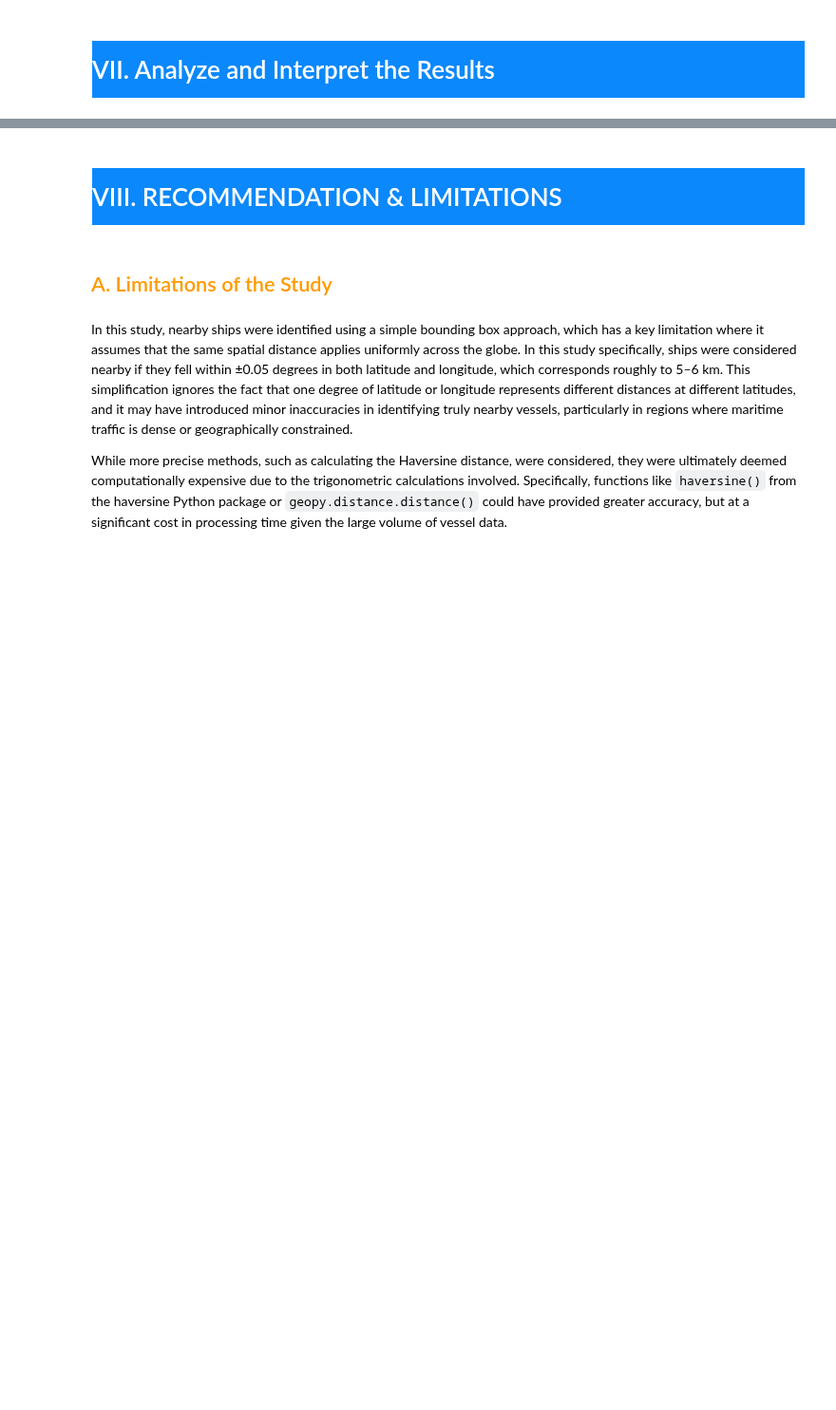
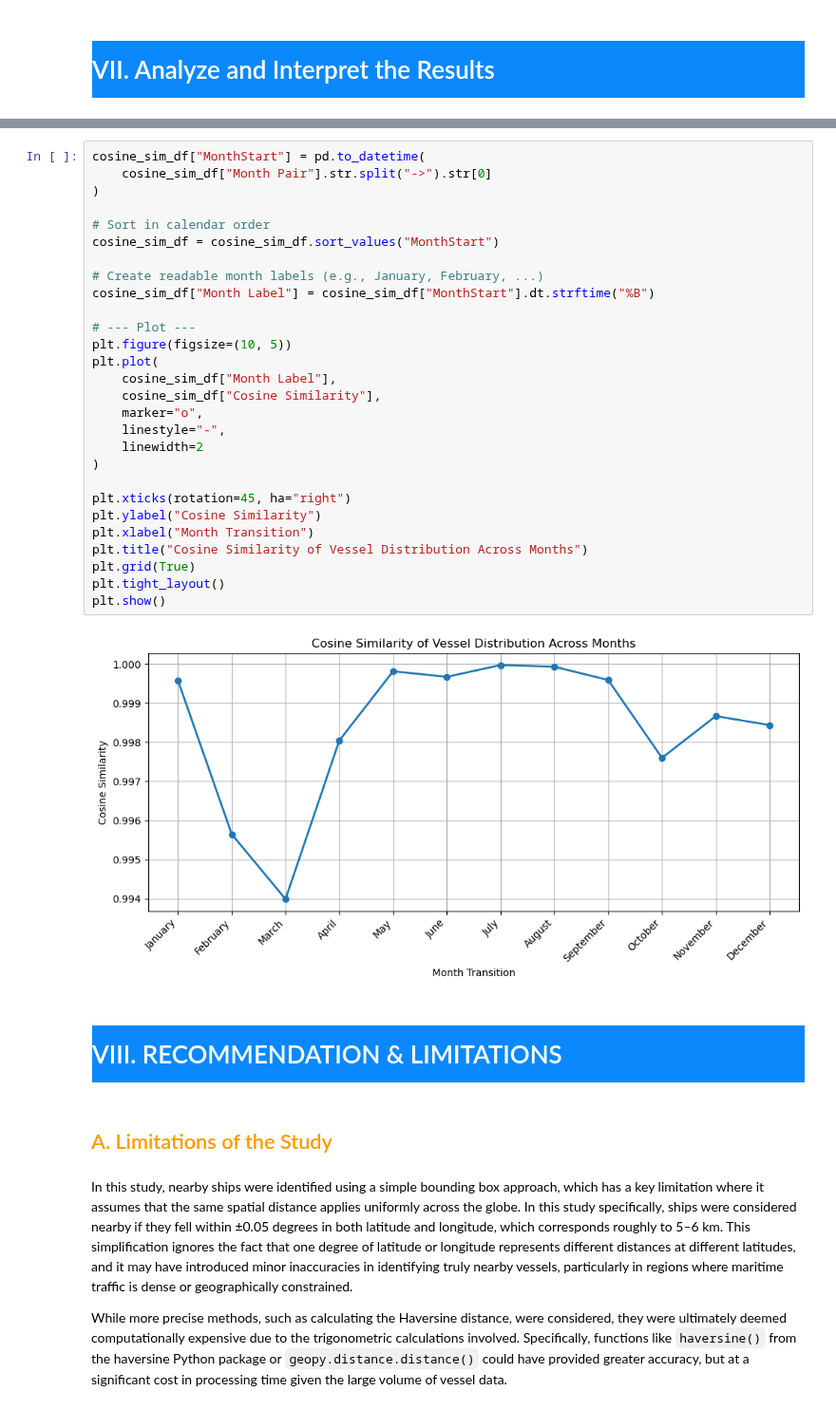
Before and after one commit to BSDSBA-JF/ML-II-Labs, a Jupyter notebook: BDCC-02/report.ipynb, the cells around one changed output, grey strips where cells are left out. Shown at 95% size. Drawn from its saved outputs; the diff is of its cells as text; blank space fills up the shorter version.

```diff
--- a/BDCC-02/report.ipynb
+++ b/BDCC-02/report.ipynb
@@ -760,3 +1047,33 @@ Name: num_vessels, dtype: float64
+# %%
+cosine_sim_df["MonthStart"] = pd.to_datetime(
+    cosine_sim_df["Month Pair"].str.split("->").str[0]
+)
+
+# Sort in calendar order
+cosine_sim_df = cosine_sim_df.sort_values("MonthStart")
+
+# Create readable month labels (e.g., January, February, ...)
+cosine_sim_df["Month Label"] = cosine_sim_df["MonthStart"].dt.strftime("%B")
+
+# --- Plot ---
+plt.figure(figsize=(10, 5))
+plt.plot(
+    cosine_sim_df["Month Label"],
+    cosine_sim_df["Cosine Similarity"],
+    marker="o",
+    linestyle="-",
+    linewidth=2
+)
+
+plt.xticks(rotation=45, ha="right")
+plt.ylabel("Cosine Similarity")
+plt.xlabel("Month Transition")
+plt.title("Cosine Similarity of Vessel Distribution Across Months")
+plt.grid(True)
+plt.tight_layout()
+plt.show()
+# %% [output]
+[figure, added]
 # %% [markdown]
 <a id='Recommendation'></a>
 <h1 style="color:#ffffff; background-color:#0b88fb; border: 1px solid #ffffff; padding: 10px 0;">VIII. RECOMMENDATION & LIMITATIONS</h1>
```
Also changed, not shown: parts of 21 cells of this notebook.
